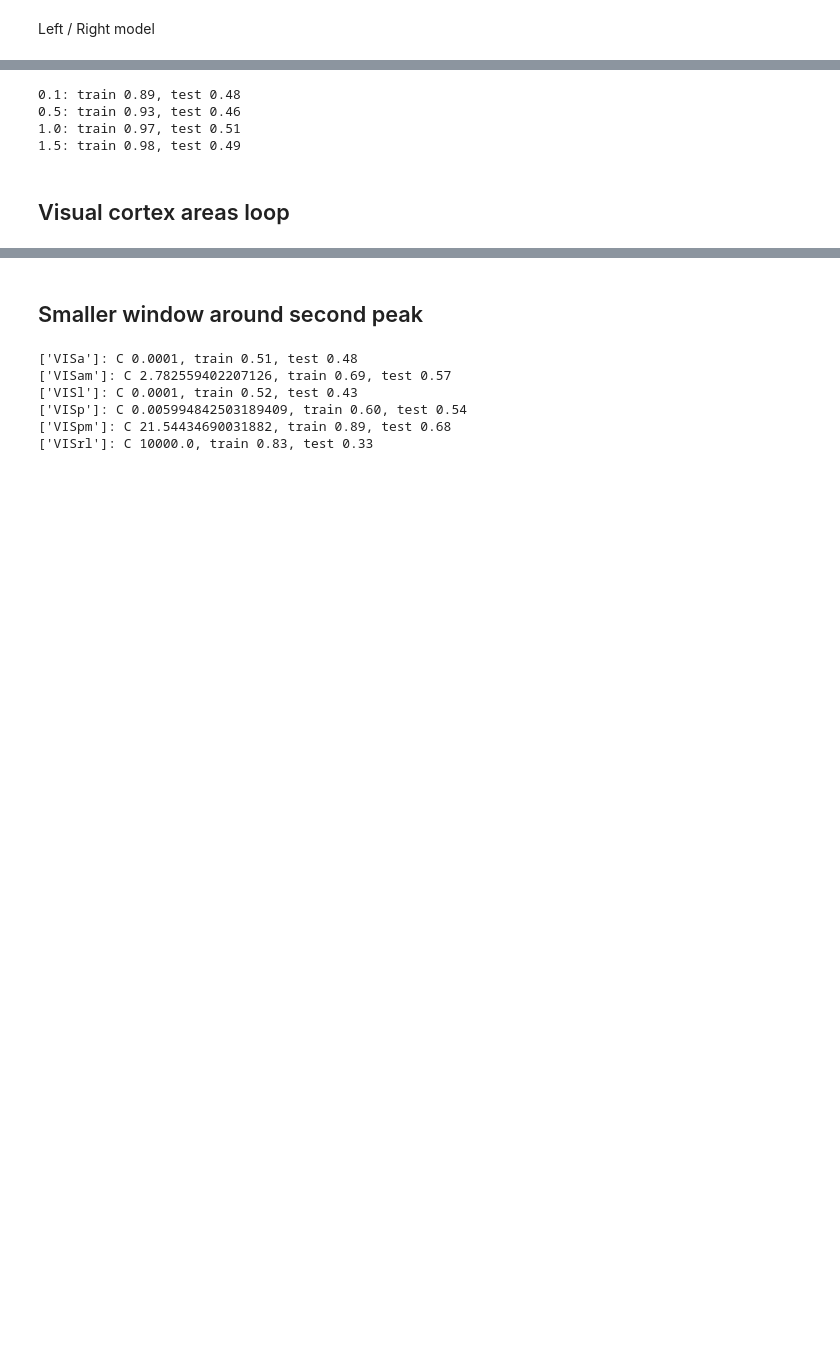
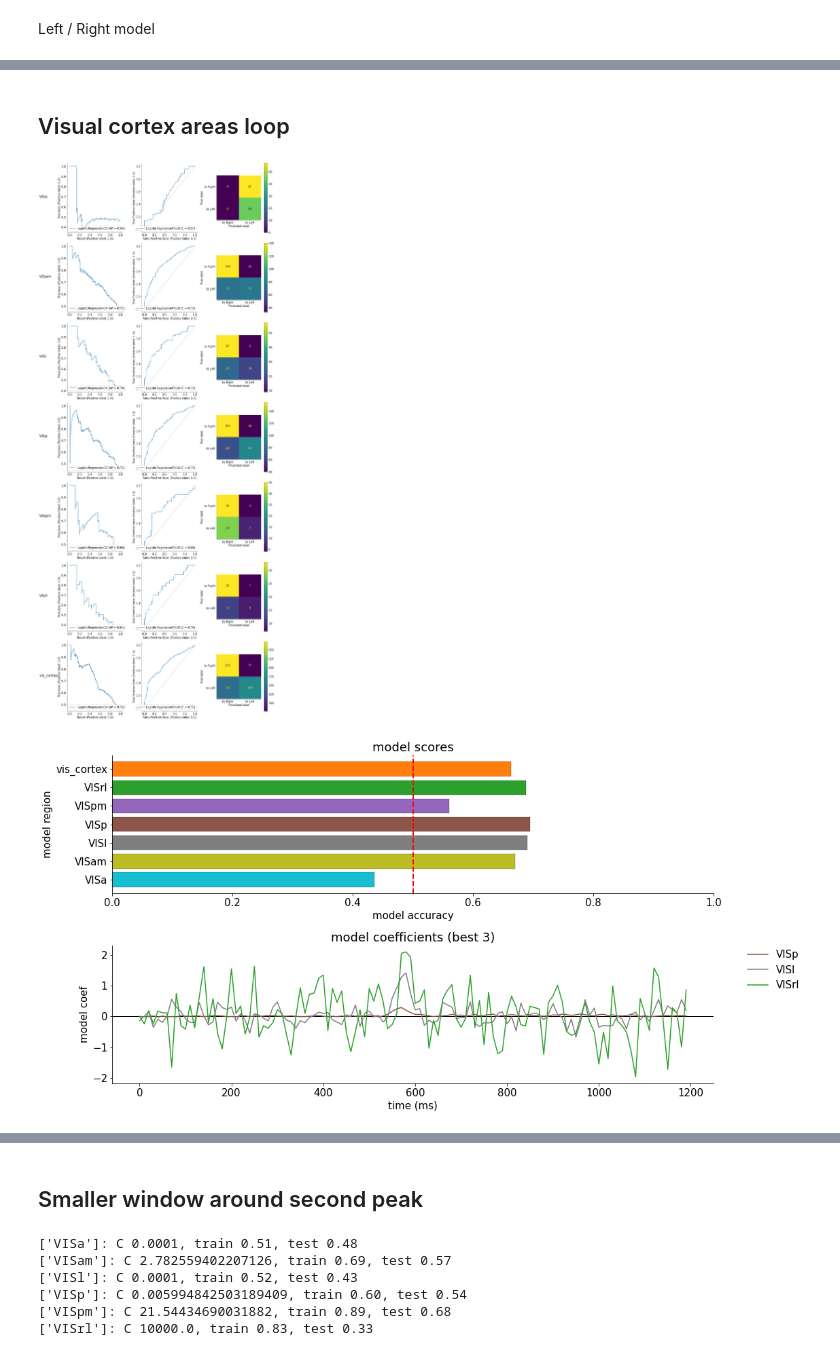
Before and after one commit to rodjfg/los-fabulosos-pixelotls, a Jupyter notebook: scripts/adrian_glm.ipynb, the cells around one changed output, grey strips where cells are left out. Saved outputs shown, nothing was run; the diff lists cells and outputs as text; code cells hidden in the pictures; blank space fills up the shorter version.

```diff
--- a/scripts/adrian_glm.ipynb
+++ b/scripts/adrian_glm.ipynb
@@ -63,12 +157,0 @@ def get_samples(selected_regions = ["VISp"], gaussfilter = True, gauss_sigma = 1
-# %%
-samples, y = get_samples(["VISp"])
-samples_train, samples_test, y_train, y_test = train_test_split(samples, y, test_size=0.23, random_state=42)
-clf = LogisticRegressionCV(penalty='l2', Cs=5, solver='sag', tol=0.0001, max_iter=5000, random_state=42).fit(samples_train, y_train)
-print(f'C {C}, train {clf.score(samples_train,y_train):.2f}, test {clf.score(samples_test,y_test):.2f}')
-clf = LogisticRegressionCV(penalty='l1', Cs=5, solver='saga', tol=0.0001, max_iter=5000, random_state=42).fit(samples_train, y_train)
-print(f'C {clf.C_[0]}, train {clf.score(samples_train,y_train):.2f}, test {clf.score(samples_test,y_test):.2f}')
-# %% [output]
-0.1: train 0.89, test 0.48
-0.5: train 0.93, test 0.46
-1.0: train 0.97, test 0.51
-1.5: train 0.98, test 0.49
@@ -75,4 +196,6 @@ print(f'C {clf.C_[0]}, train {clf.score(samples_train,y_train):.2f}, test {clf.s
 # %% [markdown]
 ## Visual cortex areas loop
 # %%
-regions_of_interest = [["VISa"], ["VISam"], ["VISl"], ["VISp"], ["VISpm"], ["VISrl"]]
+regions_of_interest = [["VISa"], ["VISam"], ["VISl"], ["VISp"], ["VISpm"], ["VISrl"], ["VISa","VISam","VISl","VISp","VISpm","VISrl"]]
+regions_labels =["VISa","VISam","VISl","VISp","VISpm","VISrl", "vis_cortex"]
+results = {}
@@ -78,0 +373,28 @@ regions_of_interest = [["VISa"], ["VISam"], ["VISl"], ["VISp"], ["VISpm"], ["VIS
+# %%
+y_window=np.arange(0,120)
+
+nrows, ncols = (len(regions_of_interest),3)
+fig, axes = plt.subplots(nrows=nrows, ncols=ncols, figsize=(6*ncols, 6*nrows))
+
+model_list = []
+model_test_score = []
+for ii, region in enumerate(regions_of_interest):
+    region_label = regions_labels[ii]
+    samples, y = get_samples(alldat, region, gaussfilter=False , y_window=y_window, contrast_list=None,balance=False)
+    samples_train, samples_test, y_train, y_test = train_test_split(samples, y, test_size=0.2, random_state=42)
+    clf = LogisticRegressionCV(penalty='l2', Cs=10, cv=5, solver='sag', tol=0.0001, max_iter=5000, random_state=42).fit(samples_train, y_train)
+    model_list.append(clf)
+    model_test_score.append(clf.score(samples_test,y_test))
+    accu, cm, precision, recall = clasificator_analisis(clf, samples_test, y_test, axes=axes[ii,:])
+    axes[ii,0].text(-0.5,0.5,region_label,transform=axes[ii,0].transAxes,fontsize=20)
+plt.show()
+
+nrows, ncols = (2,1)
+fig, axes = plt.subplots(nrows=nrows, ncols=ncols, figsize=(16*ncols, 4*nrows))
+axes = axes.flatten()
+plot_results_subplots(regions_of_interest,model_list,model_test_score,y_window*10,regions_labels,'tab10_r',3,False,axes)
+plt.subplots_adjust(hspace=0.4)
+plt.show()
+# %% [output]
+[figure, added]
+[figure, added]
```
Also changed, not shown: parts of 23 cells of this notebook.
